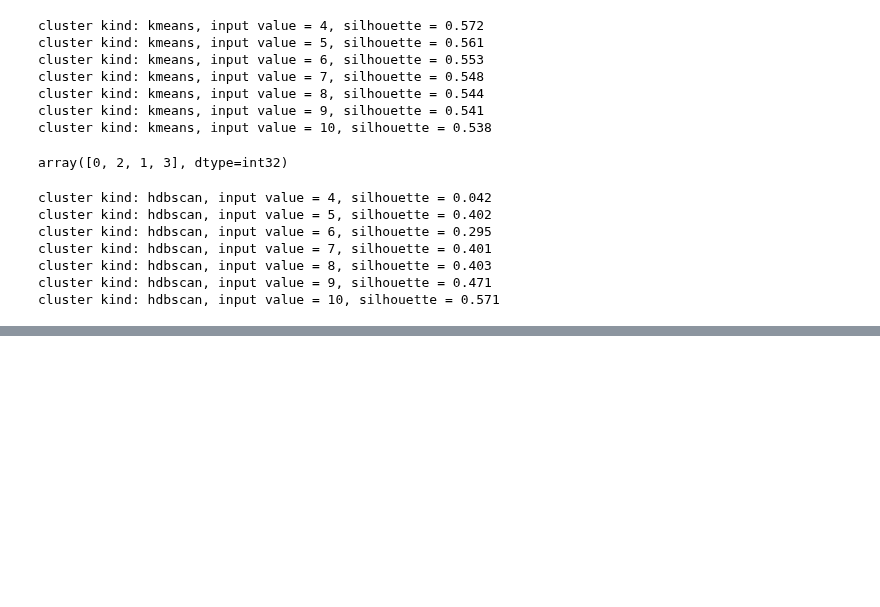
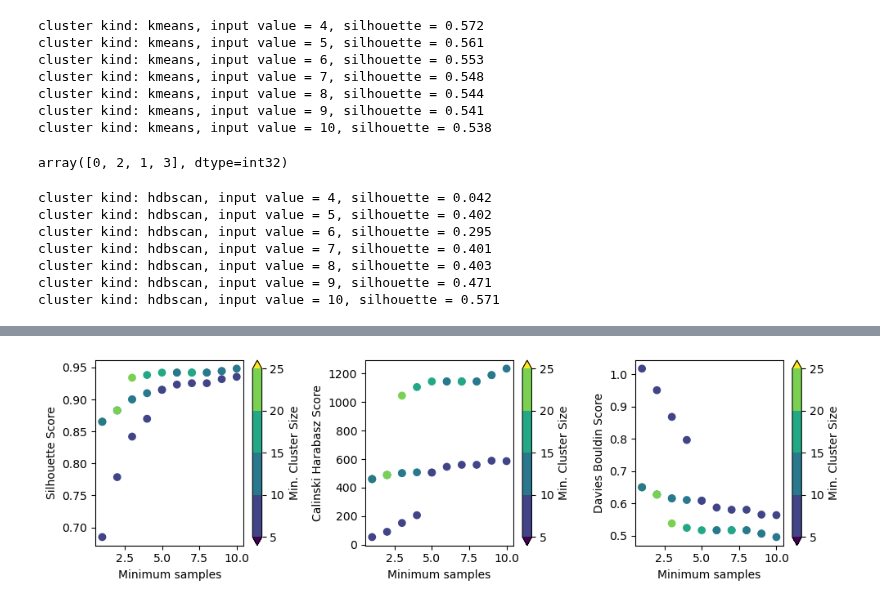
Before and after one commit to MiguelHeCa/tfm-nlp, a Jupyter notebook: notebooks/Untitled.ipynb, the cells around one changed output, grey strips where cells are left out. Cells and saved outputs as stored; diff of their text form; code cells hidden in the pictures; blank space fills up the shorter version.

```diff
--- a/notebooks/Untitled.ipynb
+++ b/notebooks/Untitled.ipynb
@@ -143,0 +331,26 @@ data['labels'] = SCluster(typ=typ, org=org ,lim=lim, stp=stp).fit(data).labels_
+# %%
+df_15e3 = df.dropna().loc[df['size']==15000,:].sort_values(by='sl_score', ascending=False)
+# %%
+fig, axes = plt.subplots(1, 3, figsize=(10,3))
+
+cmap = mpl.cm.viridis
+bounds = sorted(df_15e3['min_clt_size'].unique())
+norm = mpl.colors.BoundaryNorm(bounds, cmap.N, extend='both')
+
+pc = axes[0].scatter(df_15e3['min_samples'], df_15e3['sl_score'], c=df_15e3['min_clt_size'], norm=norm, cmap=cmap)
+fig.colorbar(pc, ax=axes[0], extend='both', label='Min. Cluster Size')
+axes[0].set_xlabel('Minimum samples')
+axes[0].set_ylabel('Silhouette Score')
+pc = axes[1].scatter(df_15e3['min_samples'], df_15e3['ch_score'], c=df_15e3['min_clt_size'], norm=norm, cmap=cmap)
+fig.colorbar(pc, ax=axes[1], extend='both', label='Min. Cluster Size')
+axes[1].set_xlabel('Minimum samples')
+axes[1].set_ylabel('Calinski Harabasz Score')
+pc = axes[2].scatter(df_15e3['min_samples'], df_15e3['db_score'], c=df_15e3['min_clt_size'], norm=norm, cmap=cmap)
+fig.colorbar(pc, ax=axes[2], extend='both', label='Min. Cluster Size')
+axes[2].set_xlabel('Minimum samples')
+axes[2].set_ylabel('Davies Bouldin Score')
+
+
+plt.show()
+# %% [output]
+[figure, added]
```
Also changed, not shown: parts of 37 cells of this notebook, 6 other files.
